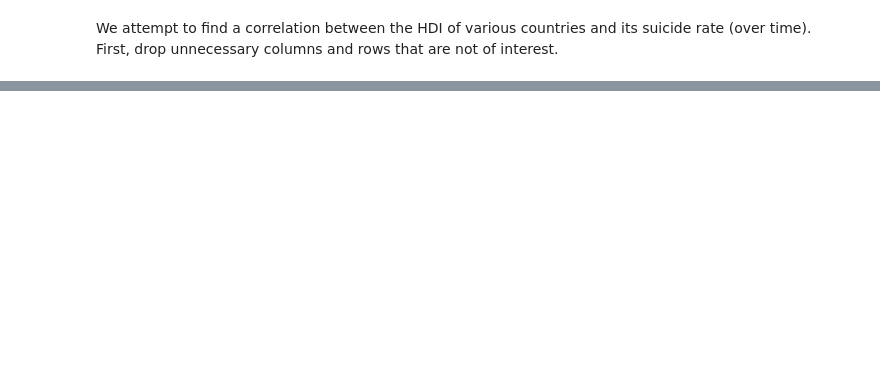
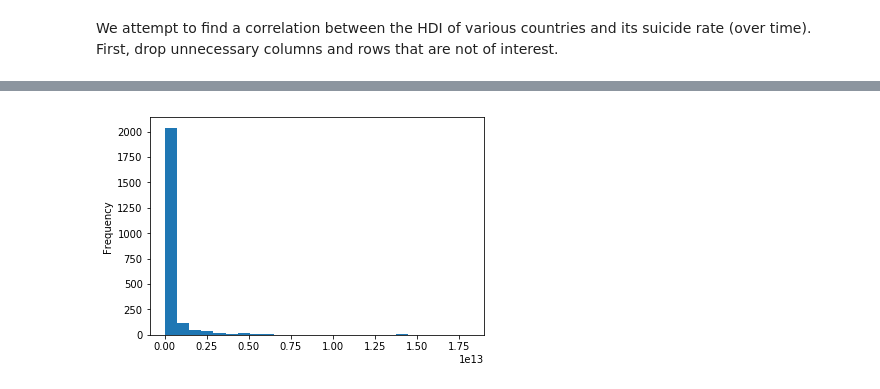
Before and after one commit to mahibhosain/suicide-analysis, a Jupyter notebook: suicide-analysis.ipynb, the cells around one changed output, grey strips where cells are left out. Drawn from its saved outputs; the diff is of its cells as text; code cells hidden in the pictures; blank space fills up the shorter version.

Commit message:
second q started

```diff
--- a/suicide-analysis.ipynb
+++ b/suicide-analysis.ipynb
@@ -109,0 +187,3 @@ https://pandas.pydata.org/pandas-docs/stable/indexing.html#deprecate-loc-reindex
+# %%
+df2_suicide_reset = df2_suiciderate.reset_index()
+df2_suicide_reset
@@ -109,0 +209,14 @@ https://pandas.pydata.org/pandas-docs/stable/indexing.html#deprecate-loc-reindex
+# %%
+#adding the country-year, to help find gdp for that country and year and adding both of these to the df
+country_year = []
+gdp_year = []
+
+for row in df2_suicide_reset.itertuples():
+    cy = row[1] + str(row[2])
+    print(cy)
+    country_year.append(cy)
+    gdp = get_GDP(cy)
+    gdp_year.append(gdp)
+
+df2_suicide_reset['country-year'] = country_year
+df2_suicide_reset['gdp_year'] = gdp_year
@@ -109,0 +241,3 @@ https://pandas.pydata.org/pandas-docs/stable/indexing.html#deprecate-loc-reindex
+# %%
+#dropping unnecessary cols
+df2_suicide_reset = df2_suicide_reset.drop(['gdp_capita','suicides/100k'],axis=1)
@@ -109,0 +265,4 @@ https://pandas.pydata.org/pandas-docs/stable/indexing.html#deprecate-loc-reindex
+# %%
+#data visualization for second q
+df2_fin = df2_suicide_reset
+df2_fin['gdp_year'].describe()
@@ -109,0 +279,6 @@ https://pandas.pydata.org/pandas-docs/stable/indexing.html#deprecate-loc-reindex
+# %%
+df2_fin['gdp_year'].plot.hist(bins=25)
+
+f1 = plt.gcf()
+# %% [output]
+[figure, added]
```
Also changed, not shown: parts of 37 cells of this notebook.
